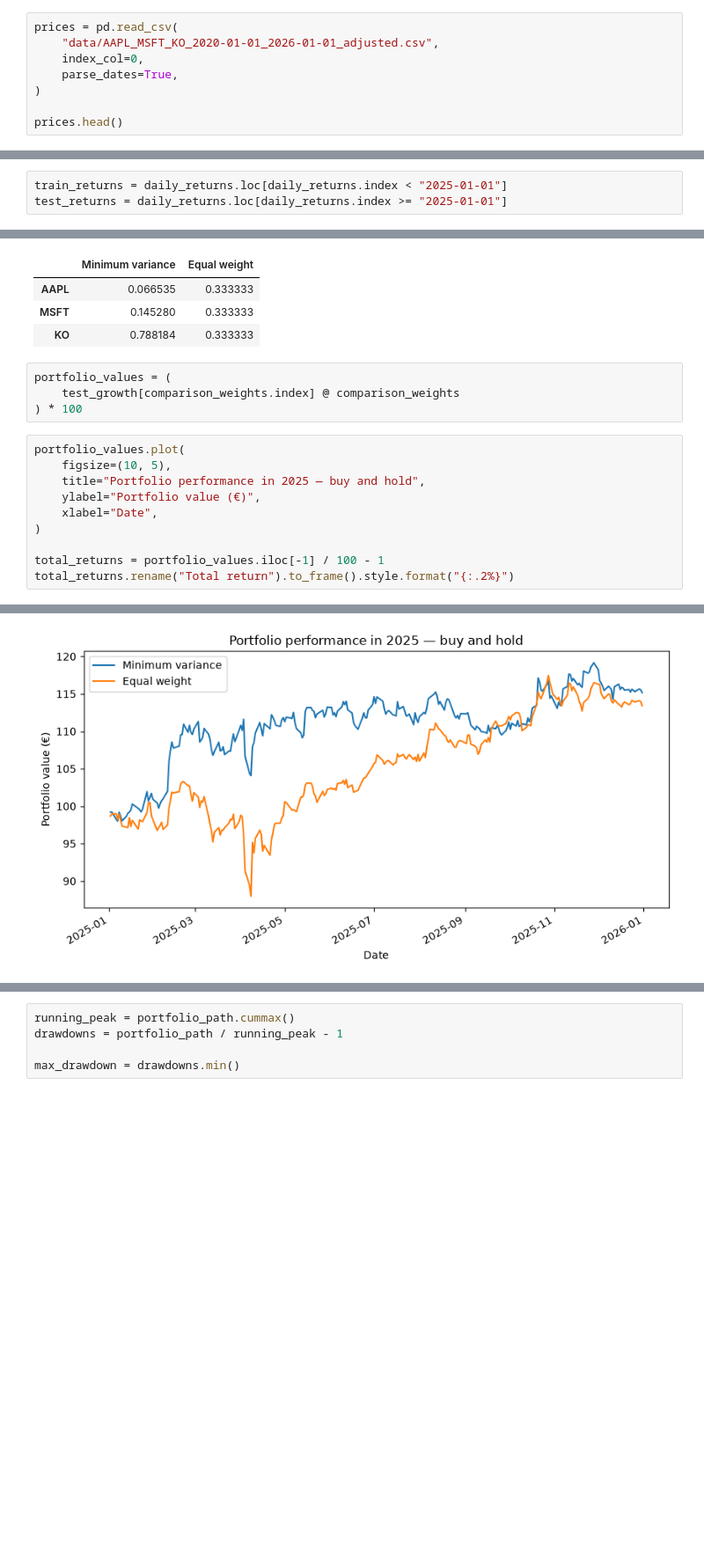
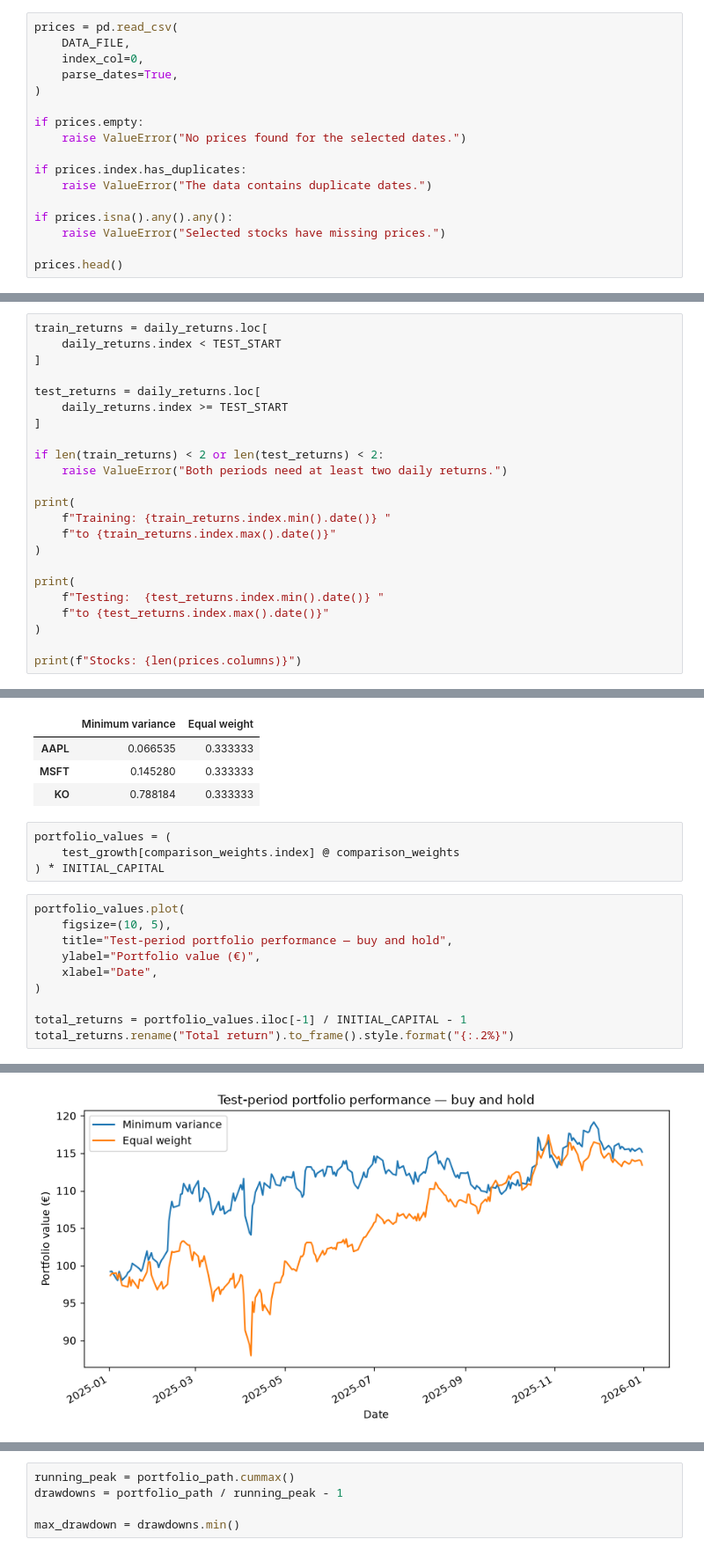
Before and after one commit to dr3gos/portofolio-optimisation, a Jupyter notebook: analysis.ipynb, the cells around one changed output, grey strips where cells are left out. Shown at 88% size. Saved outputs shown, nothing was run; the diff lists cells and outputs as text; blank space fills up the shorter version.

```diff
--- a/analysis.ipynb
+++ b/analysis.ipynb
@@ -3,10 +15,19 @@ import pandas as pd
 # %%
 prices = pd.read_csv(
-    "data/AAPL_MSFT_KO_2020-01-01_2026-01-01_adjusted.csv",
+    DATA_FILE,
     index_col=0,
     parse_dates=True,
 )
 
+if prices.empty:
+    raise ValueError("No prices found for the selected dates.")
+
+if prices.index.has_duplicates:
+    raise ValueError("The data contains duplicate dates.")
+
+if prices.isna().any().any():
+    raise ValueError("Selected stocks have missing prices.")
+
 prices.head()
 # %% [output]
 |  | AAPL | MSFT | KO |
@@ -57,5 +78,25 @@ daily_returns.head(-10)
 | 2025-12-16 | 0.001824 | 0.003307 | -0.008454 |
 1497 rows × 3 columns
 # %%
-train_returns = daily_returns.loc[daily_returns.index < "2025-01-01"]
-test_returns = daily_returns.loc[daily_returns.index >= "2025-01-01"]
+train_returns = daily_returns.loc[
+    daily_returns.index < TEST_START
+]
+
+test_returns = daily_returns.loc[
+    daily_returns.index >= TEST_START
+]
+
+if len(train_returns) < 2 or len(test_returns) < 2:
+    raise ValueError("Both periods need at least two daily returns.")
+
+print(
+    f"Training: {train_returns.index.min().date()} "
+    f"to {train_returns.index.max().date()}"
+)
+
+print(
+    f"Testing:  {test_returns.index.min().date()} "
+    f"to {test_returns.index.max().date()}"
+)
+
+print(f"Stocks: {len(prices.columns)}")
@@ -272,22 +317,22 @@ comparison_weights
 # %%
 portfolio_values = (
     test_growth[comparison_weights.index] @ comparison_weights
-) * 100
+) * INITIAL_CAPITAL
 # %%
 portfolio_values.plot(
     figsize=(10, 5),
-    title="Portfolio performance in 2025 — buy and hold",
+    title="Test-period portfolio performance — buy and hold",
     ylabel="Portfolio value (€)",
     xlabel="Date",
 )
 
-total_returns = portfolio_values.iloc[-1] / 100 - 1
+total_returns = portfolio_values.iloc[-1] / INITIAL_CAPITAL - 1
 total_returns.rename("Total return").to_frame().style.format("{:.2%}")
 # %% [output]
 |  | Total return |
 | Minimum variance | 15.16% |
 | Equal weight | 13.41% |
-[figure, old version]
+[figure, new version]
 # %%
 start_date = train_returns.index[-1]
 
```
Also changed, not shown: parts of 5 cells of this notebook, 1 other file.
